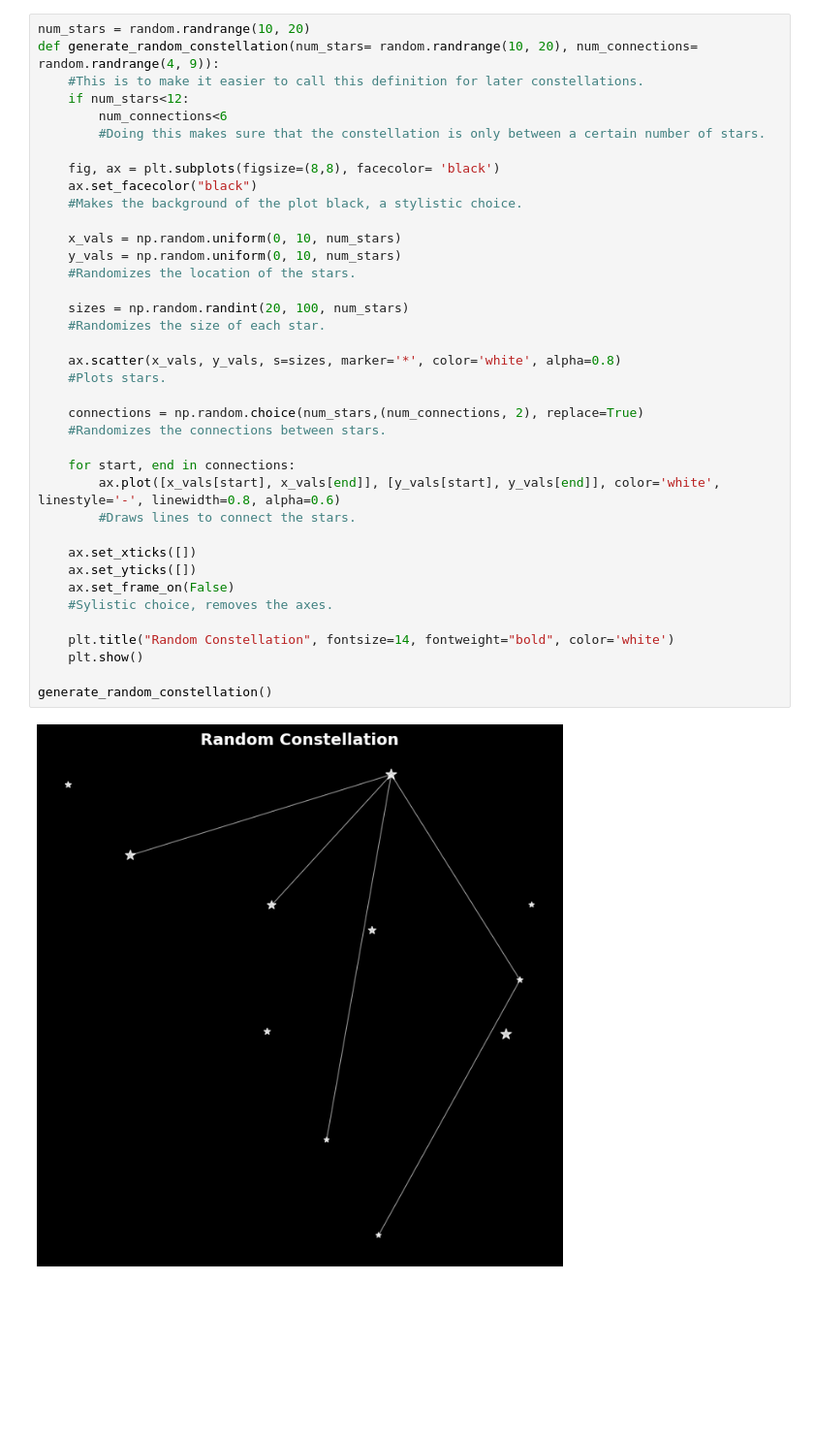
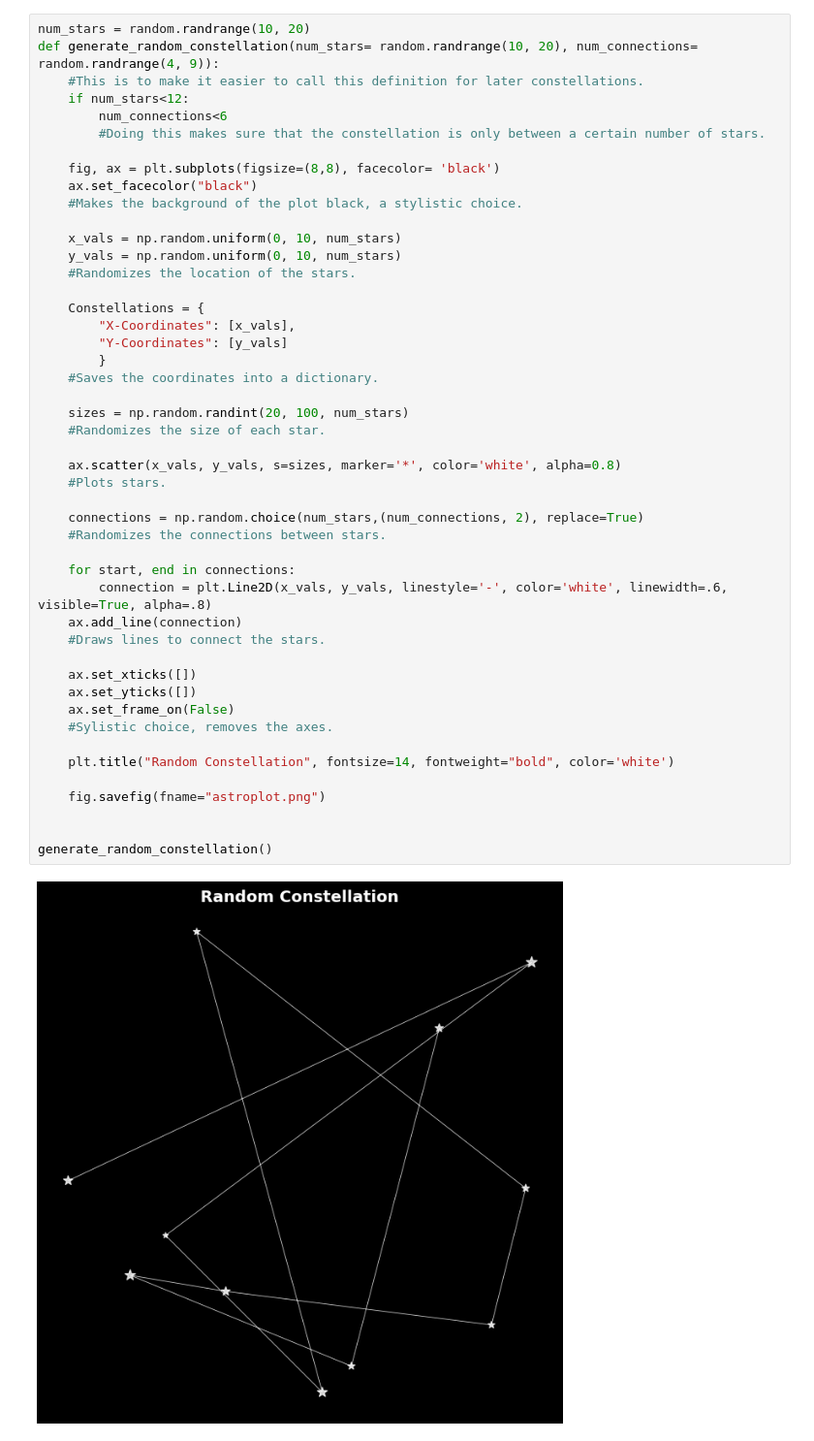
Before and after one commit to awalker72007/Astro-Coding-1221-Project-1, a Jupyter notebook: Project1.ipynb, the cells around one changed output. Shown at 97% size. Saved outputs shown, nothing was run; the diff lists cells and outputs as text; blank space fills up the shorter version.

```diff
--- a/Project1.ipynb
+++ b/Project1.ipynb
@@ -34,34 +34,43 @@ def generate_random_constellation(num_stars= random.randrange(10, 20), num_conne
         #Doing this makes sure that the constellation is only between a certain number of stars.
 
     fig, ax = plt.subplots(figsize=(8,8), facecolor= 'black')
     ax.set_facecolor("black")
     #Makes the background of the plot black, a stylistic choice.
 
     x_vals = np.random.uniform(0, 10, num_stars)
     y_vals = np.random.uniform(0, 10, num_stars)
     #Randomizes the location of the stars.
 
+    Constellations = {
+        "X-Coordinates": [x_vals],
+        "Y-Coordinates": [y_vals]
+        }
+    #Saves the coordinates into a dictionary.
+
     sizes = np.random.randint(20, 100, num_stars)
     #Randomizes the size of each star.
 
     ax.scatter(x_vals, y_vals, s=sizes, marker='*', color='white', alpha=0.8)
     #Plots stars.
 
     connections = np.random.choice(num_stars,(num_connections, 2), replace=True)
     #Randomizes the connections between stars.
 
     for start, end in connections:
-        ax.plot([x_vals[start], x_vals[end]], [y_vals[start], y_vals[end]], color='white', linestyle='-', linewidth=0.8, alpha=0.6)
-        #Draws lines to connect the stars.
+        connection = plt.Line2D(x_vals, y_vals, linestyle='-', color='white', linewidth=.6, visible=True, alpha=.8)
+    ax.add_line(connection)
+    #Draws lines to connect the stars.
 
     ax.set_xticks([])
     ax.set_yticks([])
     ax.set_frame_on(False)
     #Sylistic choice, removes the axes.
 
     plt.title("Random Constellation", fontsize=14, fontweight="bold", color='white')
-    plt.show()
+
+    fig.savefig(fname="astroplot.png")
+
 
 generate_random_constellation()
 # %% [output]
-[figure, old version]
+[figure, new version]
```
Also changed, not shown: parts of 3 cells of this notebook, 1 other file.
